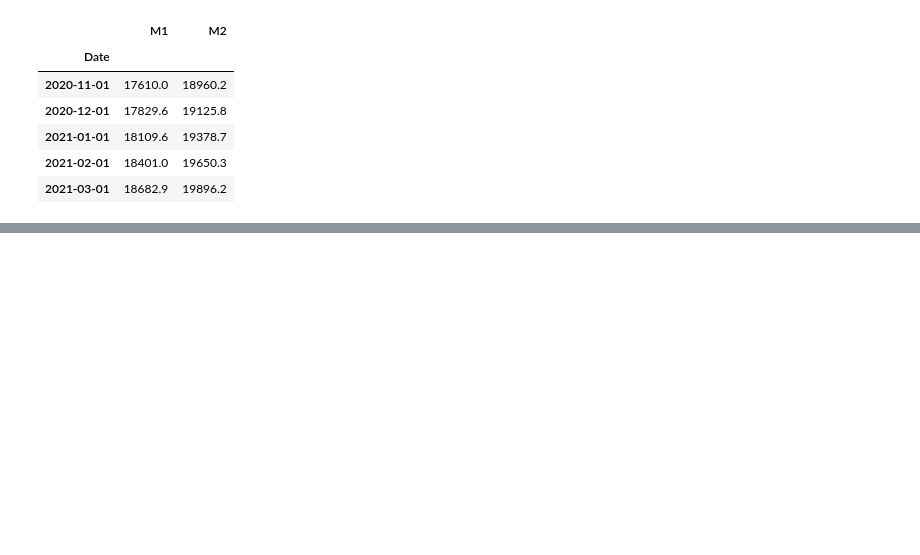
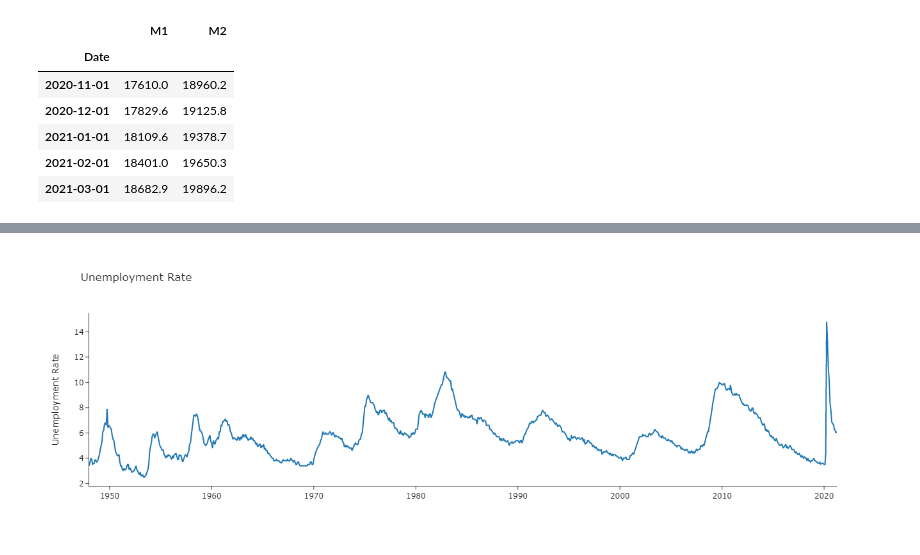
Before and after one commit to 44nash/project_1, a Jupyter notebook: inflation_rate.ipynb, the cells around one changed output, grey strips where cells are left out. Cells and saved outputs as stored; diff of their text form; code cells hidden in the pictures; blank space fills up the shorter version.

Commit message:
Added Unemployment and GDP to main notebook, deleted both notebooks

```diff
--- a/inflation_rate.ipynb
+++ b/inflation_rate.ipynb
@@ -55,0 +63,9 @@ money_supply_chart.add_trace(go.Scatter(x= M_data.index, y=M_data["M2"],mode='li
+# %%
+# Get Unemployment Rate Data and graph it
+unemployment_rate = quandl.get("FRED/UNRATE")
+unemployment_rate.columns = ["Unemployment Rate"]
+unemployment_rate["Unemployment Rate"] = unemployment_rate["Unemployment Rate"]
+unemployment_rate_chart = go.Figure().update_layout(template="simple_white", yaxis=dict(title="Unemployment Rate"), title = "Unemployment Rate")
+unemployment_rate_chart.add_trace(go.Scatter(x= unemployment_rate.index, y=unemployment_rate["Unemployment Rate"],mode='lines', name="Unemployment Rate"))
+# %% [output]
+[figure, added]
```
Also changed, not shown: parts of 5 cells of this notebook, 4 other files.
